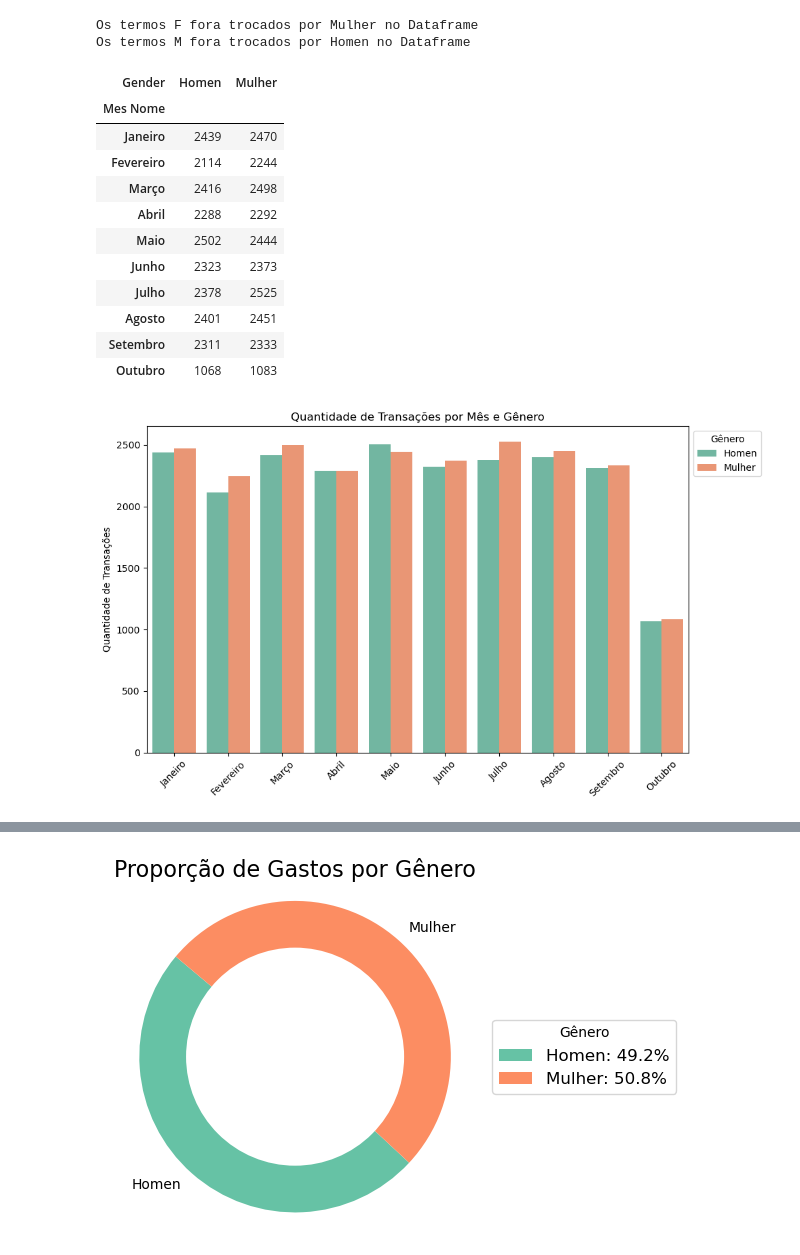
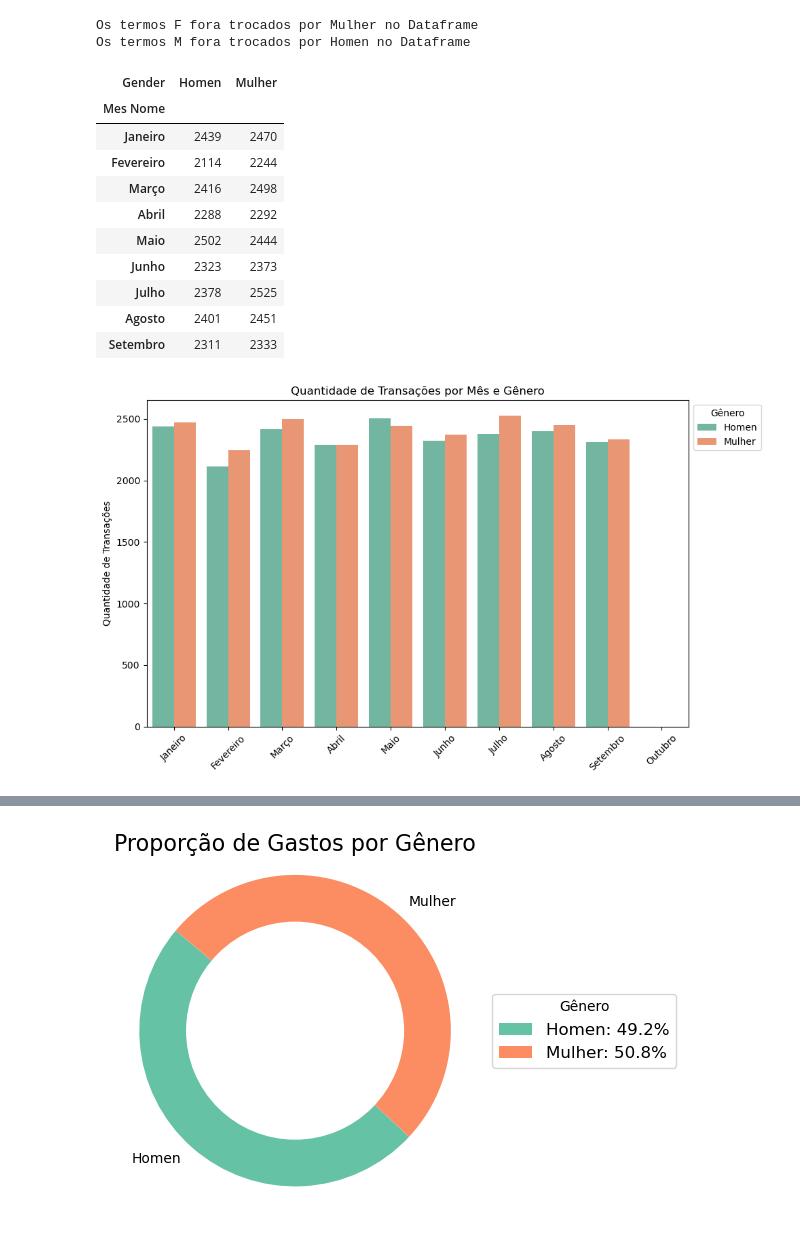
Before and after one commit to CesarMancioSilva/poo_monte_carlo, a Jupyter notebook: csv_file.ipynb, the cells around one changed output, grey strips where cells are left out. Cells and saved outputs as stored; diff of their text form; code cells hidden in the pictures.

```diff
--- a/csv_file.ipynb
+++ b/csv_file.ipynb
@@ -146,37 +140,39 @@ Os termos F fora trocados por Mulher no Dataframe
 Os termos M fora trocados por Homen no Dataframe
 # %%
 transacoes_por_genero = data.groupby(['Mes Nome', 'Gender'], observed=False).size().unstack(fill_value=0)
+
+# Removendo o mês de Outubro
+transacoes_por_genero = transacoes_por_genero.drop(index='Outubro')
 
 display(transacoes_por_genero)
 # Resetar o índice para plotagem
 transacoes_por_genero = transacoes_por_genero.reset_index()
 
 # Plotar gráfico de barras duplas
 plt.figure(figsize=(10, 6))
 sns.barplot(data=transacoes_por_genero.melt(id_vars='Mes Nome', var_name='Gender', value_name='Count'),
              x='Mes Nome', y='Count', hue='Gender', palette='Set2')
 
 # Configurações do gráfico
 plt.title('Quantidade de Transações por Mês e Gênero')
 plt.xlabel('')
 plt.ylabel('Quantidade de Transações')
 plt.legend(title='Gênero',bbox_to_anchor=(1, 1))
 plt.xticks(rotation=45)
 plt.tight_layout()
 
 # Exibir o gráfico
 plt.show()
 # %% [output]
 | Gender | Homen | Mulher |
 | Mes Nome |  |  |
 | Janeiro | 2439 | 2470 |
 | Fevereiro | 2114 | 2244 |
 | Março | 2416 | 2498 |
 | Abril | 2288 | 2292 |
 | Maio | 2502 | 2444 |
 | Junho | 2323 | 2373 |
 | Julho | 2378 | 2525 |
 | Agosto | 2401 | 2451 |
 | Setembro | 2311 | 2333 |
-| Outubro | 1068 | 1083 |
-[figure, old version]
+[figure, new version]
```
Also changed, not shown: parts of 3 cells of this notebook.
